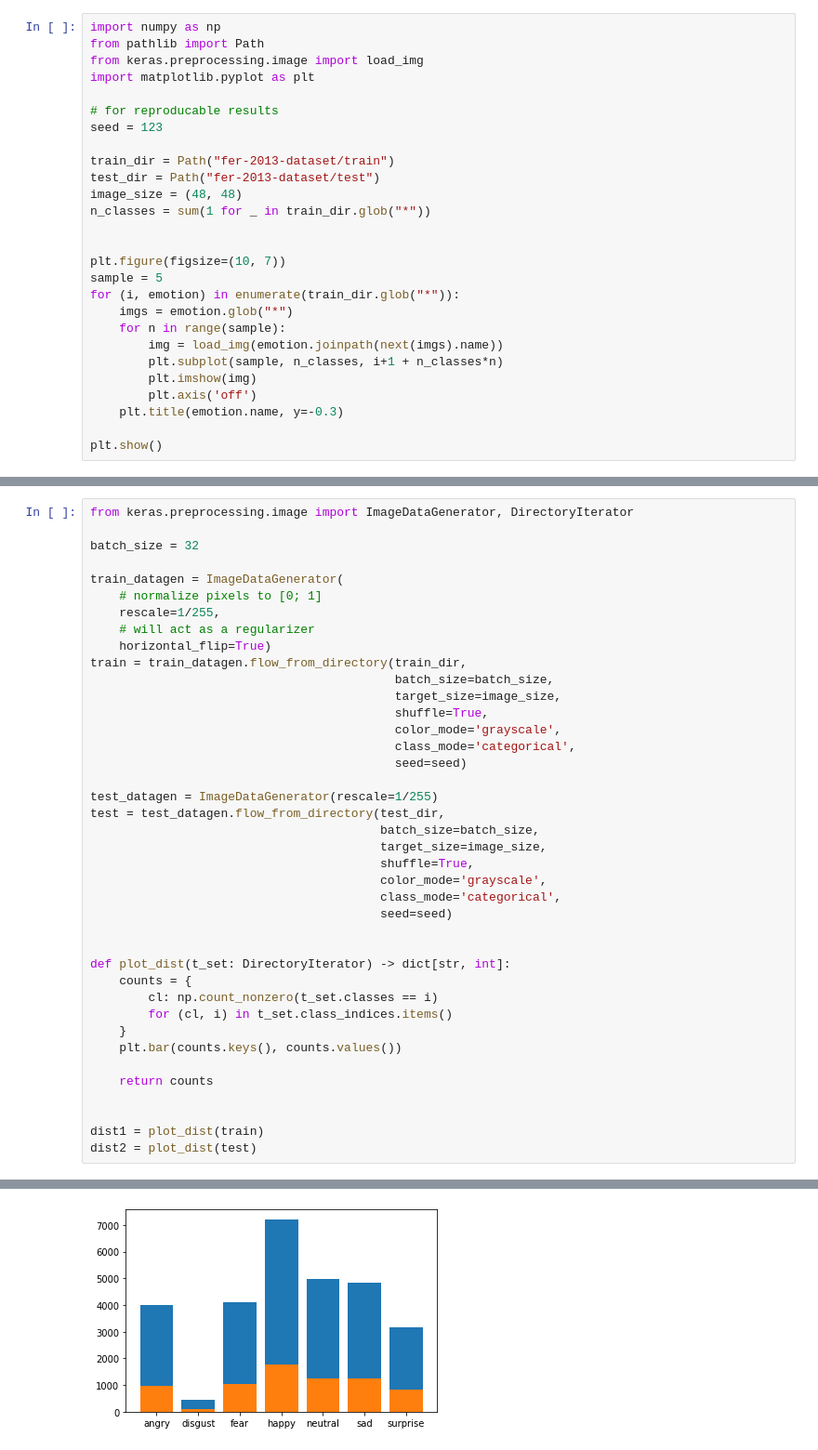
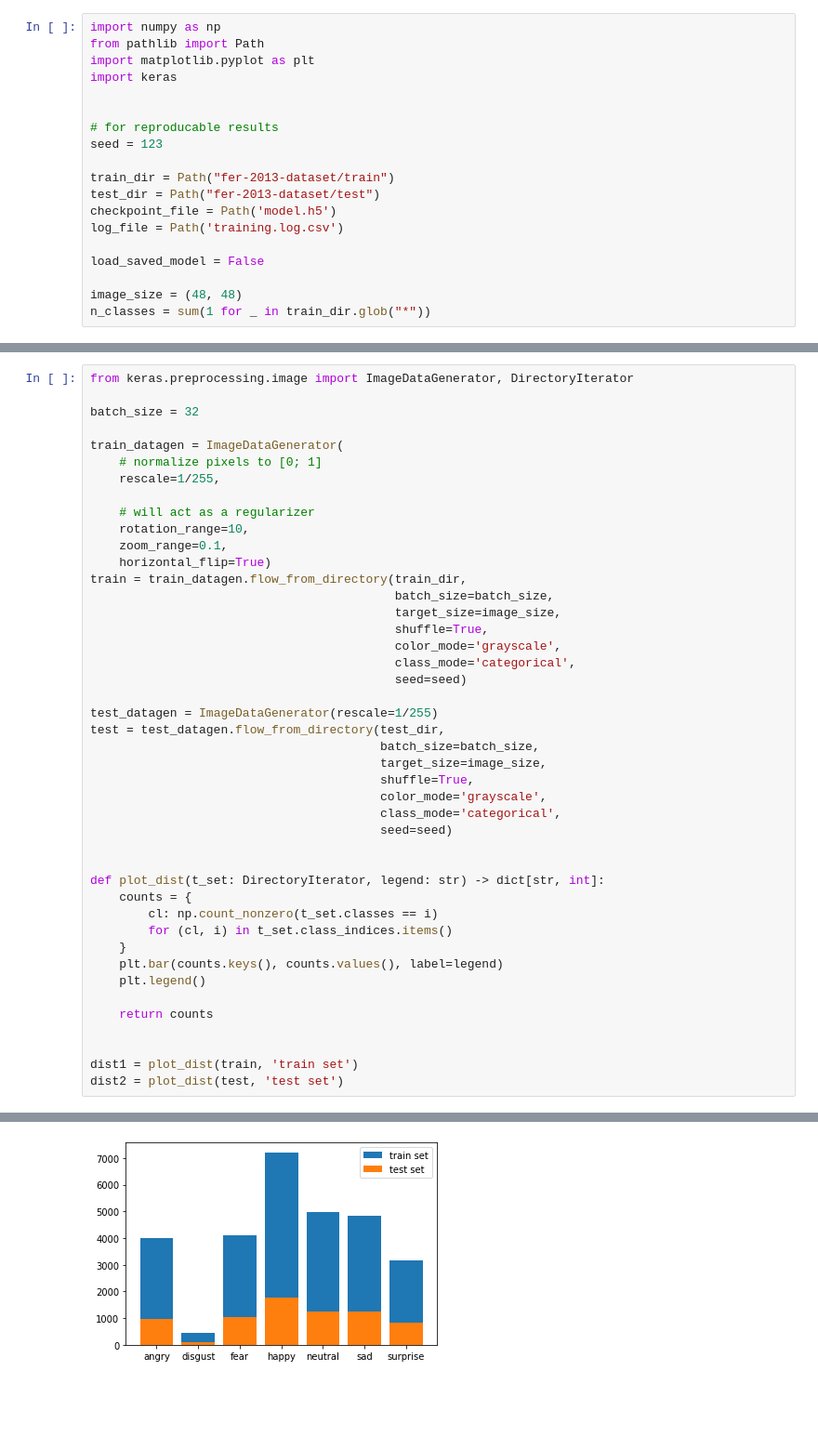
Before and after one commit to shilangyu/AIF-emotion-detection, a Jupyter notebook: image/image_emotion_detection.ipynb, the cells around one changed output, grey strips where cells are left out. Shown at 93% size. Drawn from its saved outputs; the diff is of its cells as text; blank space fills up the shorter version.

Commit message:
Add model and descriptions

```diff
--- a/image/image_emotion_detection.ipynb
+++ b/image/image_emotion_detection.ipynb
@@ -5,27 +7,19 @@ Using the [FER-2013](https://www.kaggle.com/datasets/msambare/fer2013) dataset.
 # %%
 import numpy as np
 from pathlib import Path
-from keras.preprocessing.image import load_img
 import matplotlib.pyplot as plt
+import keras
+
 
 # for reproducable results
 seed = 123
 
 train_dir = Path("fer-2013-dataset/train")
 test_dir = Path("fer-2013-dataset/test")
+checkpoint_file = Path('model.h5')
+log_file = Path('training.log.csv')
+
+load_saved_model = False
+
 image_size = (48, 48)
 n_classes = sum(1 for _ in train_dir.glob("*"))
-
-
-plt.figure(figsize=(10, 7))
-sample = 5
-for (i, emotion) in enumerate(train_dir.glob("*")):
-    imgs = emotion.glob("*")
-    for n in range(sample):
-        img = load_img(emotion.joinpath(next(imgs).name))
-        plt.subplot(sample, n_classes, i+1 + n_classes*n)
-        plt.imshow(img)
-        plt.axis('off')
-    plt.title(emotion.name, y=-0.3)
-
-plt.show()
@@ -39,39 +71,43 @@ batch_size = 32
 train_datagen = ImageDataGenerator(
     # normalize pixels to [0; 1]
     rescale=1/255,
+
     # will act as a regularizer
+    rotation_range=10,
+    zoom_range=0.1,
     horizontal_flip=True)
 train = train_datagen.flow_from_directory(train_dir,
                                           batch_size=batch_size,
                                           target_size=image_size,
                                           shuffle=True,
                                           color_mode='grayscale',
                                           class_mode='categorical',
                                           seed=seed)
 
 test_datagen = ImageDataGenerator(rescale=1/255)
 test = test_datagen.flow_from_directory(test_dir,
                                         batch_size=batch_size,
                                         target_size=image_size,
                                         shuffle=True,
                                         color_mode='grayscale',
                                         class_mode='categorical',
                                         seed=seed)
 
 
-def plot_dist(t_set: DirectoryIterator) -> dict[str, int]:
+def plot_dist(t_set: DirectoryIterator, legend: str) -> dict[str, int]:
     counts = {
         cl: np.count_nonzero(t_set.classes == i)
         for (cl, i) in t_set.class_indices.items()
     }
-    plt.bar(counts.keys(), counts.values())
+    plt.bar(counts.keys(), counts.values(), label=legend)
+    plt.legend()
 
     return counts
 
 
-dist1 = plot_dist(train)
-dist2 = plot_dist(test)
+dist1 = plot_dist(train, 'train set')
+dist2 = plot_dist(test, 'test set')
 # %% [output]
 Found 28709 images belonging to 7 classes.
 Found 7178 images belonging to 7 classes.
-[figure, old version]
+[figure, new version]
```
Also changed, not shown: parts of 13 cells of this notebook.
